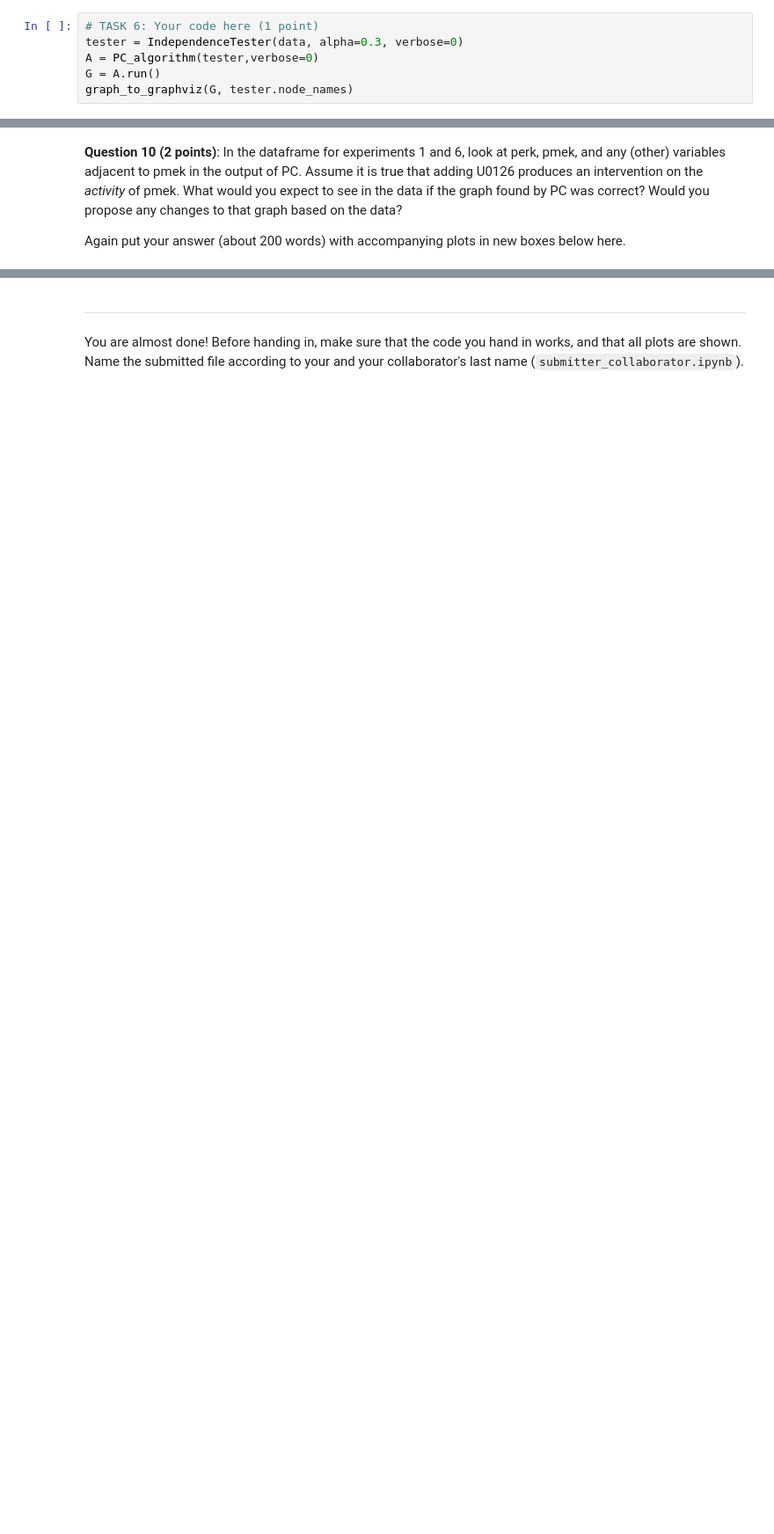
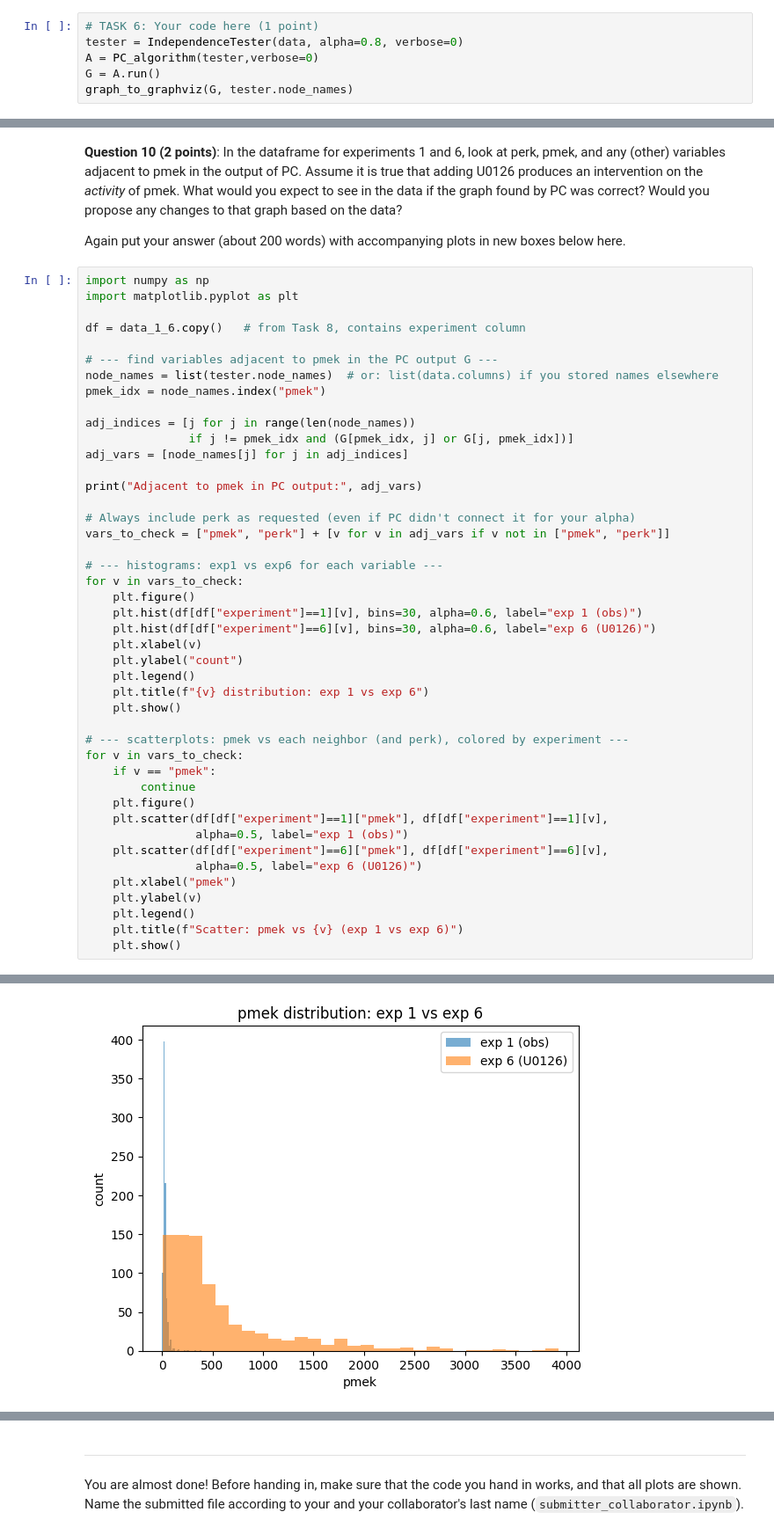
Before and after one commit to AlessandroCoron/AML_assignment4, a Jupyter notebook: AML_assignment4.ipynb, the cells around one changed output, grey strips where cells are left out. Shown at 88% size. Saved outputs shown, nothing was run; the diff lists cells and outputs as text; blank space fills up the shorter version.

```diff
--- a/AML_assignment4.ipynb
+++ b/AML_assignment4.ipynb
@@ -392,7 +405,7 @@ class IndependenceTester:
 **Task 6 (1 point):** Using an IndependenceTester object (which works similarly to the IndependenceOracle we used earlier), run the PC algorithm on the observational data. Display the graph that comes out. You may experiment with different values of alpha; the graph you get should either be connected (i.e. consist of one [connected component](https://en.wikipedia.org/wiki/Component_%28graph_theory%29)), or have just two or three connected components.
 # %%
 # TASK 6: Your code here (1 point)
-tester = IndependenceTester(data, alpha=0.3, verbose=0)
+tester = IndependenceTester(data, alpha=0.8, verbose=0)
 A = PC_algorithm(tester,verbose=0)
 G = A.run()
 graph_to_graphviz(G, tester.node_names)
@@ -427,3 +500,48 @@ Insert one or more markdown and code boxes below here to give your answer and th
 **Question 10 (2 points)**: In the dataframe for experiments 1 and 6, look at perk, pmek, and any (other) variables adjacent to pmek in the output of PC. Assume it is true that adding U0126 produces an intervention on the *activity* of pmek. What would you expect to see in the data if the graph found by PC was correct? Would you propose any changes to that graph based on the data?
 
 Again put your answer (about 200 words) with accompanying plots in new boxes below here.
+# %%
+import numpy as np
+import matplotlib.pyplot as plt
+
+df = data_1_6.copy()   # from Task 8, contains experiment column
+
+# --- find variables adjacent to pmek in the PC output G ---
+node_names = list(tester.node_names)  # or: list(data.columns) if you stored names elsewhere
+pmek_idx = node_names.index("pmek")
+
+adj_indices = [j for j in range(len(node_names))
+               if j != pmek_idx and (G[pmek_idx, j] or G[j, pmek_idx])]
+adj_vars = [node_names[j] for j in adj_indices]
+
+print("Adjacent to pmek in PC output:", adj_vars)
+
+# Always include perk as requested (even if PC didn't connect it for your alpha)
+vars_to_check = ["pmek", "perk"] + [v for v in adj_vars if v not in ["pmek", "perk"]]
+
+# --- histograms: exp1 vs exp6 for each variable ---
+for v in vars_to_check:
+    plt.figure()
+    plt.hist(df[df["experiment"]==1][v], bins=30, alpha=0.6, label="exp 1 (obs)")
+    plt.hist(df[df["experiment"]==6][v], bins=30, alpha=0.6, label="exp 6 (U0126)")
+    plt.xlabel(v)
+    plt.ylabel("count")
+    plt.legend()
+    plt.title(f"{v} distribution: exp 1 vs exp 6")
+    plt.show()
+
+# --- scatterplots: pmek vs each neighbor (and perk), colored by experiment ---
+for v in vars_to_check:
+    if v == "pmek":
+        continue
+    plt.figure()
+    plt.scatter(df[df["experiment"]==1]["pmek"], df[df["experiment"]==1][v],
+                alpha=0.5, label="exp 1 (obs)")
+    plt.scatter(df[df["experiment"]==6]["pmek"], df[df["experiment"]==6][v],
+                alpha=0.5, label="exp 6 (U0126)")
+    plt.xlabel("pmek")
+    plt.ylabel(v)
+    plt.legend()
+    plt.title(f"Scatter: pmek vs {v} (exp 1 vs exp 6)")
+    plt.show()
+# %% [output]
@@ -429,0 +549 @@ Again put your answer (about 200 words) with accompanying plots in new boxes bel
+[figure, added]
```
Also changed, not shown: parts of 11 cells of this notebook.
